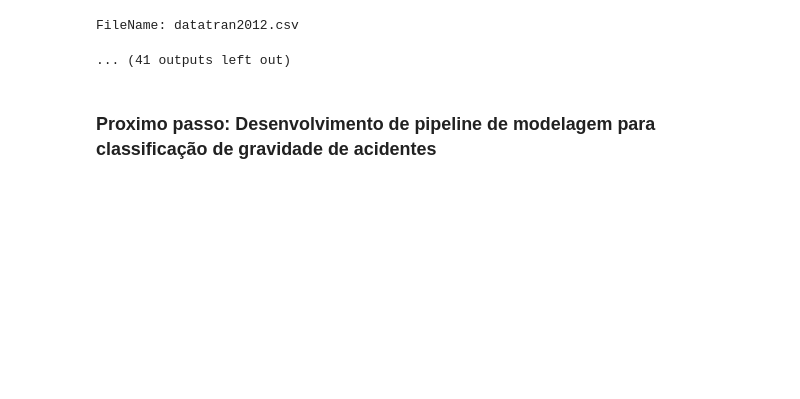
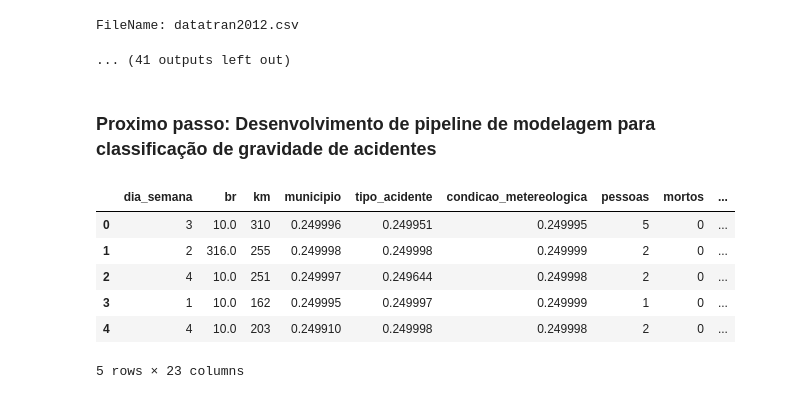
Before and after one commit to clebemachado/RoadSafeAI, a Jupyter notebook: notebooks/main/run_pipeline.ipynb, the cells around one changed output. Drawn from its saved outputs; the diff is of its cells as text; code cells hidden in the pictures; blank space fills up the shorter version.

```diff
--- a/notebooks/main/run_pipeline.ipynb
+++ b/notebooks/main/run_pipeline.ipynb
@@ -83,3 +83,13 @@ FileName: datatran2012.csv
 ... (41 outputs left out)
 # %% [markdown]
 ### Proximo passo: Desenvolvimento de pipeline de modelagem para classificação de gravidade de acidentes
+# %%
+X_train.head()
+# %% [output]
+|  | dia_semana | br | km | municipio | tipo_acidente | condicao_metereologica | pessoas | mortos | ... |
+| 0 | 3 | 10.0 | 310 | 0.249996 | 0.249951 | 0.249995 | 5 | 0 | ... |
+| 1 | 2 | 316.0 | 255 | 0.249998 | 0.249998 | 0.249999 | 2 | 0 | ... |
+| 2 | 4 | 10.0 | 251 | 0.249997 | 0.249644 | 0.249998 | 2 | 0 | ... |
+| 3 | 1 | 10.0 | 162 | 0.249995 | 0.249997 | 0.249999 | 1 | 0 | ... |
+| 4 | 4 | 10.0 | 203 | 0.249910 | 0.249998 | 0.249998 | 2 | 0 | ... |
+5 rows × 23 columns
```
Also changed, not shown: parts of 1 cell of this notebook, 21 other files.
